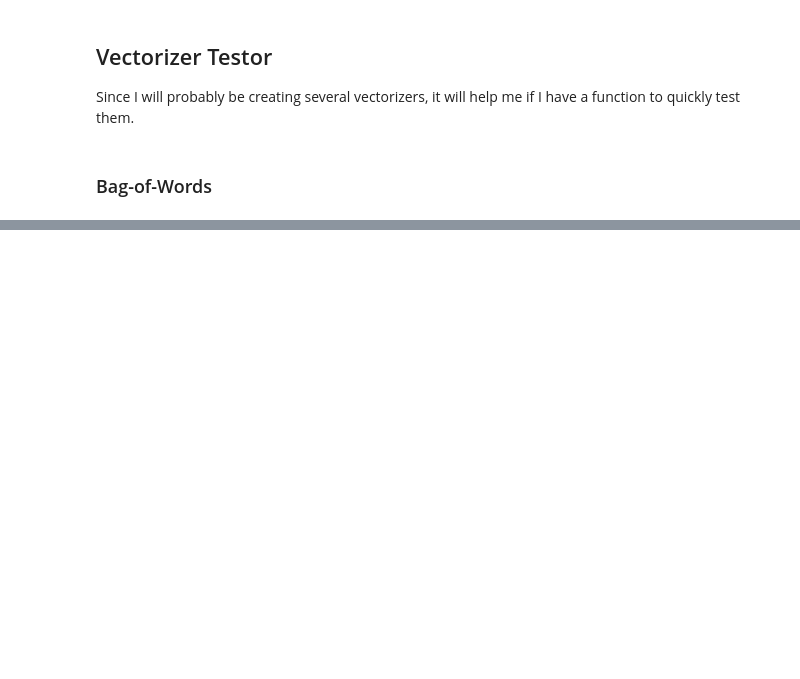
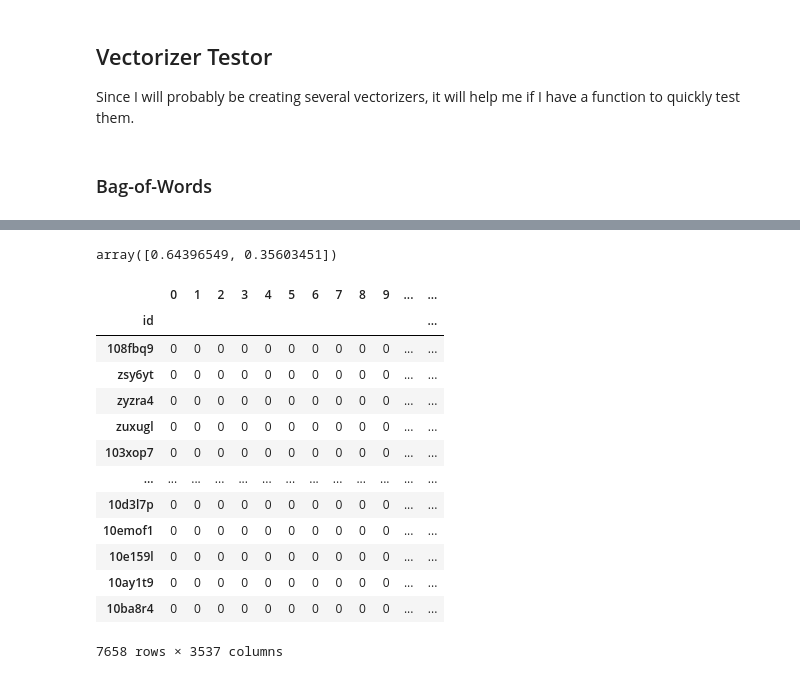
Before and after one commit to rainonej/Reddit-Projects, a Jupyter notebook: Vectorizers.ipynb, the cells around one changed output, grey strips where cells are left out. Saved outputs shown, nothing was run; the diff lists cells and outputs as text; code cells hidden in the pictures; blank space fills up the shorter version.

```diff
--- a/Vectorizers.ipynb
+++ b/Vectorizers.ipynb
@@ -62,0 +136,42 @@ NameError: name 'Embedding' is not defined
+# %%
+explained_variance_ratio
+# %% [output]
+array([0.64396549, 0.35603451])
+# %%
+from sklearn.decomposition import PCA
+
+# Initialize the PCA object with the desired level of explained variance
+pca = PCA(n_components=0.95)
+
+# Fit the PCA model to the data
+pca.fit(X_train_vectors)
+
+# Number of components that explain the desired level of variance
+n_components = pca.n_components_
+
+# Transform the data to the principal components that explain the desired level of variance
+X_train_pca = pca.transform(X_train_vectors)
+
+# The features that are considered noise are the ones that are not included in the
+# transformed data
+noise_features = X_train_vectors.columns[n_components:]
+
+# The data without the noise features
+X_train_noise_free = X_train_vectors.drop(noise_features, axis=1)
+# %%
+X_train_noise_free
+# %% [output]
+|  | 0 | 1 | 2 | 3 | 4 | 5 | 6 | 7 | 8 | 9 | ... | ... |
+| id |  |  |  |  |  |  |  |  |  |  |  | ... |
+| 108fbq9 | 0 | 0 | 0 | 0 | 0 | 0 | 0 | 0 | 0 | 0 | ... | ... |
+| zsy6yt | 0 | 0 | 0 | 0 | 0 | 0 | 0 | 0 | 0 | 0 | ... | ... |
+| zyzra4 | 0 | 0 | 0 | 0 | 0 | 0 | 0 | 0 | 0 | 0 | ... | ... |
+| zuxugl | 0 | 0 | 0 | 0 | 0 | 0 | 0 | 0 | 0 | 0 | ... | ... |
+| 103xop7 | 0 | 0 | 0 | 0 | 0 | 0 | 0 | 0 | 0 | 0 | ... | ... |
+| ... | ... | ... | ... | ... | ... | ... | ... | ... | ... | ... | ... | ... |
+| 10d3l7p | 0 | 0 | 0 | 0 | 0 | 0 | 0 | 0 | 0 | 0 | ... | ... |
+| 10emof1 | 0 | 0 | 0 | 0 | 0 | 0 | 0 | 0 | 0 | 0 | ... | ... |
+| 10e159l | 0 | 0 | 0 | 0 | 0 | 0 | 0 | 0 | 0 | 0 | ... | ... |
+| 10ay1t9 | 0 | 0 | 0 | 0 | 0 | 0 | 0 | 0 | 0 | 0 | ... | ... |
+| 10ba8r4 | 0 | 0 | 0 | 0 | 0 | 0 | 0 | 0 | 0 | 0 | ... | ... |
+7658 rows × 3537 columns
```
Also changed, not shown: parts of 26 cells of this notebook, 2 other files.
